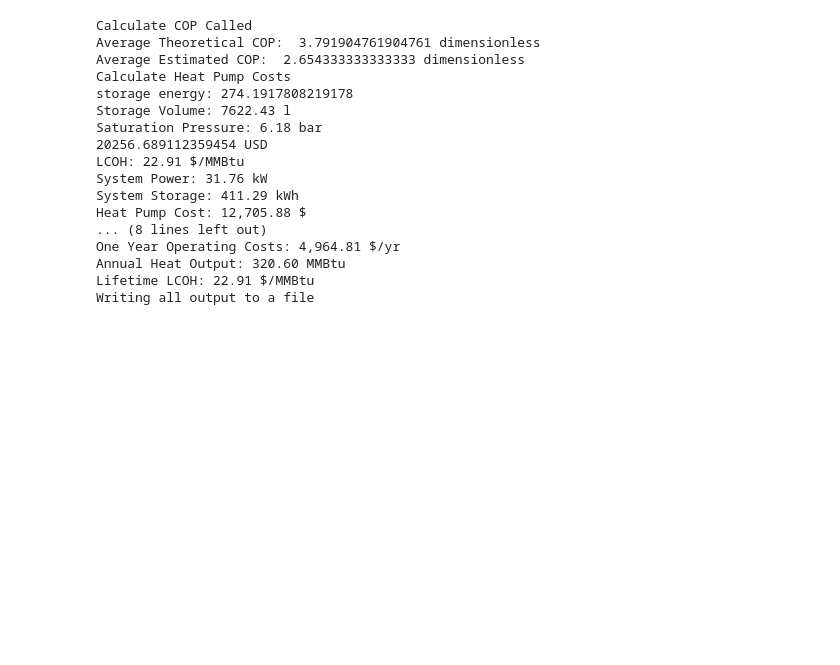
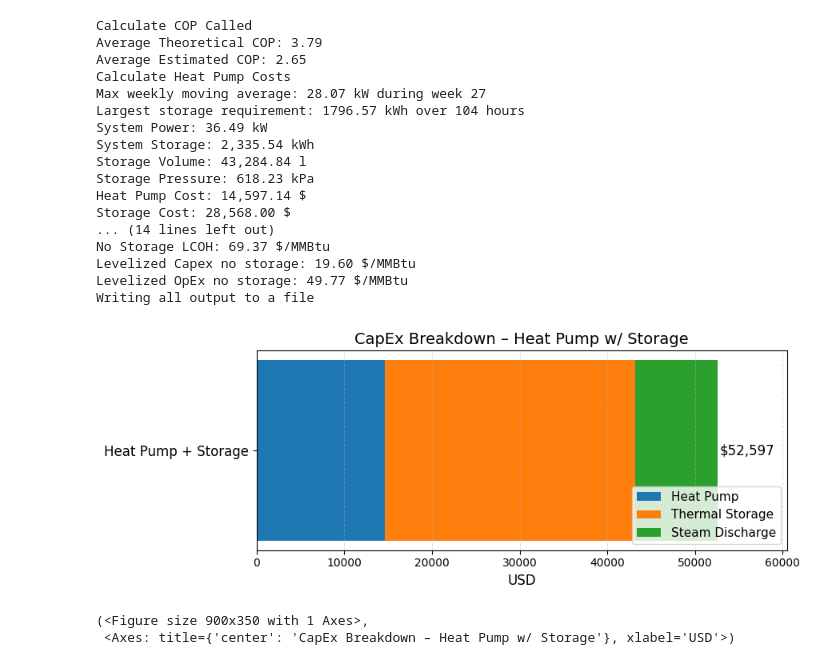
Before and after one commit to neilmwroberts/industrial_heat_pump, a Jupyter notebook: heat_pump_model-main/Top_Level_Script.ipynb, the cells around one changed output. Cells and saved outputs as stored; diff of their text form; code cells hidden in the pictures; blank space fills up the shorter version.

```diff
--- a/heat_pump_model-main/Top_Level_Script.ipynb
+++ b/heat_pump_model-main/Top_Level_Script.ipynb
@@ -17,33 +21,34 @@ load_profile= Q_(df2["load_kW"].values, "kW")
 # %%
 hp_test = heat_pump()
 hp_test.construct_yaml_input_quantities('heat_pump_model_inputs.yml')
 hp_test.hot_temperature_desired = Q_(np.array([120]*8760), 'degC')
 hp_test.hot_temperature_minimum = Q_(np.array([95]*8760), 'degC')
-hp_test.carnot_efficiency_factor = Q_('0.55')
-hp_test.carnot_efficiency_factor_flag = False
-hp_test.refrigerant = 'R234a'
+
 #variable electicity rates with demand charges
 hp_test.hourly_utility_rate = rate_kwh
 hp_test.demand_charge_file=demand_charge_filepath
 hp_test.process_heat_requirement=load_profile
 
-
 hp_test.run_all('hp_test')
+hp_test.plot_capex_breakdown()
 # %% [output]
 Calculate COP Called
-Average Theoretical COP:  3.791904761904761 dimensionless
-Average Estimated COP:  2.654333333333333 dimensionless
+Average Theoretical COP: 3.79
+Average Estimated COP: 2.65
 Calculate Heat Pump Costs
-storage energy: 274.1917808219178
-Storage Volume: 7622.43 l
-Saturation Pressure: 6.18 bar
-20256.689112359454 USD
-LCOH: 22.91 $/MMBtu
-System Power: 31.76 kW
-System Storage: 411.29 kWh
-Heat Pump Cost: 12,705.88 $
-... (8 lines left out)
-One Year Operating Costs: 4,964.81 $/yr
-Annual Heat Output: 320.60 MMBtu
-Lifetime LCOH: 22.91 $/MMBtu
+Max weekly moving average: 28.07 kW during week 27
+Largest storage requirement: 1796.57 kWh over 104 hours
+System Power: 36.49 kW
+System Storage: 2,335.54 kWh
+Storage Volume: 43,284.84 l
+Storage Pressure: 618.23 kPa
+Heat Pump Cost: 14,597.14 $
+Storage Cost: 28,568.00 $
+... (14 lines left out)
+No Storage LCOH: 69.37 $/MMBtu
+Levelized Capex no storage: 19.60 $/MMBtu
+Levelized OpEx no storage: 49.77 $/MMBtu
 Writing all output to a file
+[figure, added]
+(<Figure size 900x350 with 1 Axes>,
+ <Axes: title={'center': 'CapEx Breakdown – Heat Pump w/ Storage'}, xlabel='USD'>)
```
Also changed, not shown: parts of 7 cells of this notebook, 13 other files.
